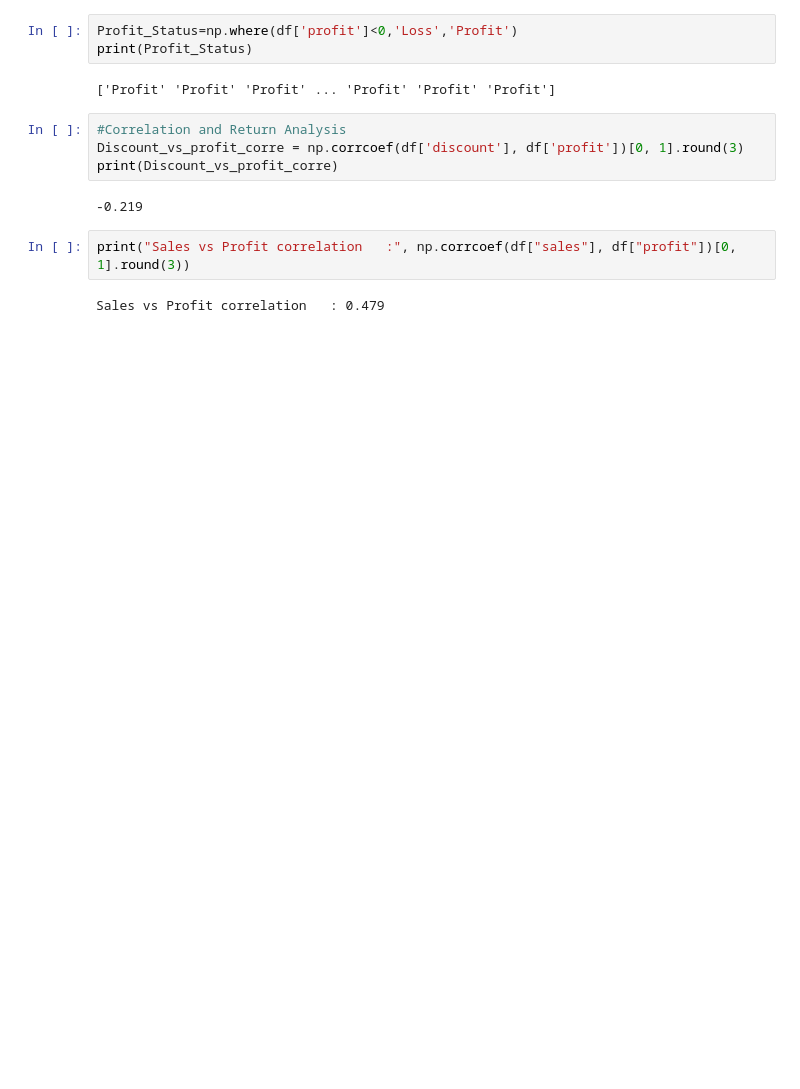
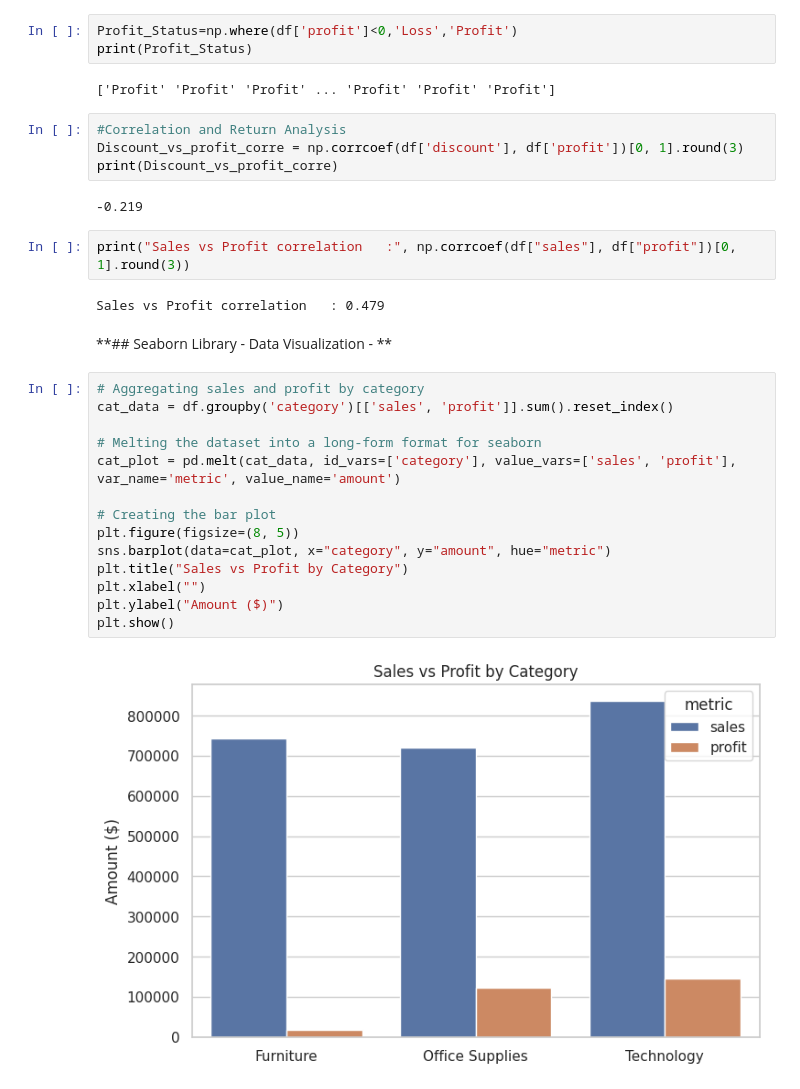
Before and after one commit to ZainulAbideen000748/Machine-Learning-Project, a Jupyter notebook: Python_Project_Panda,_Numpy,_Seaborn.ipynb, the cells around one changed output. Saved outputs shown, nothing was run; the diff lists cells and outputs as text; blank space fills up the shorter version.

Commit message:
Data Visualization in Seaborn

```diff
--- a/Python_Project_Panda,_Numpy,_Seaborn.ipynb
+++ b/Python_Project_Panda,_Numpy,_Seaborn.ipynb
@@ -361,3 +361,21 @@ print(Discount_vs_profit_corre)
 print("Sales vs Profit correlation   :", np.corrcoef(df["sales"], df["profit"])[0, 1].round(3))
 # %% [output]
 Sales vs Profit correlation   : 0.479
+# %% [markdown]
+**## Seaborn Library - Data Visualization - **
+# %%
+# Aggregating sales and profit by category
+cat_data = df.groupby('category')[['sales', 'profit']].sum().reset_index()
+
+# Melting the dataset into a long-form format for seaborn
+cat_plot = pd.melt(cat_data, id_vars=['category'], value_vars=['sales', 'profit'], var_name='metric', value_name='amount')
+
+# Creating the bar plot
+plt.figure(figsize=(8, 5))
+sns.barplot(data=cat_plot, x="category", y="amount", hue="metric")
+plt.title("Sales vs Profit by Category")
+plt.xlabel("")
+plt.ylabel("Amount ($)")
+plt.show()
+# %% [output]
+[figure, added]
```
Also changed, not shown: parts of 3 cells of this notebook.
